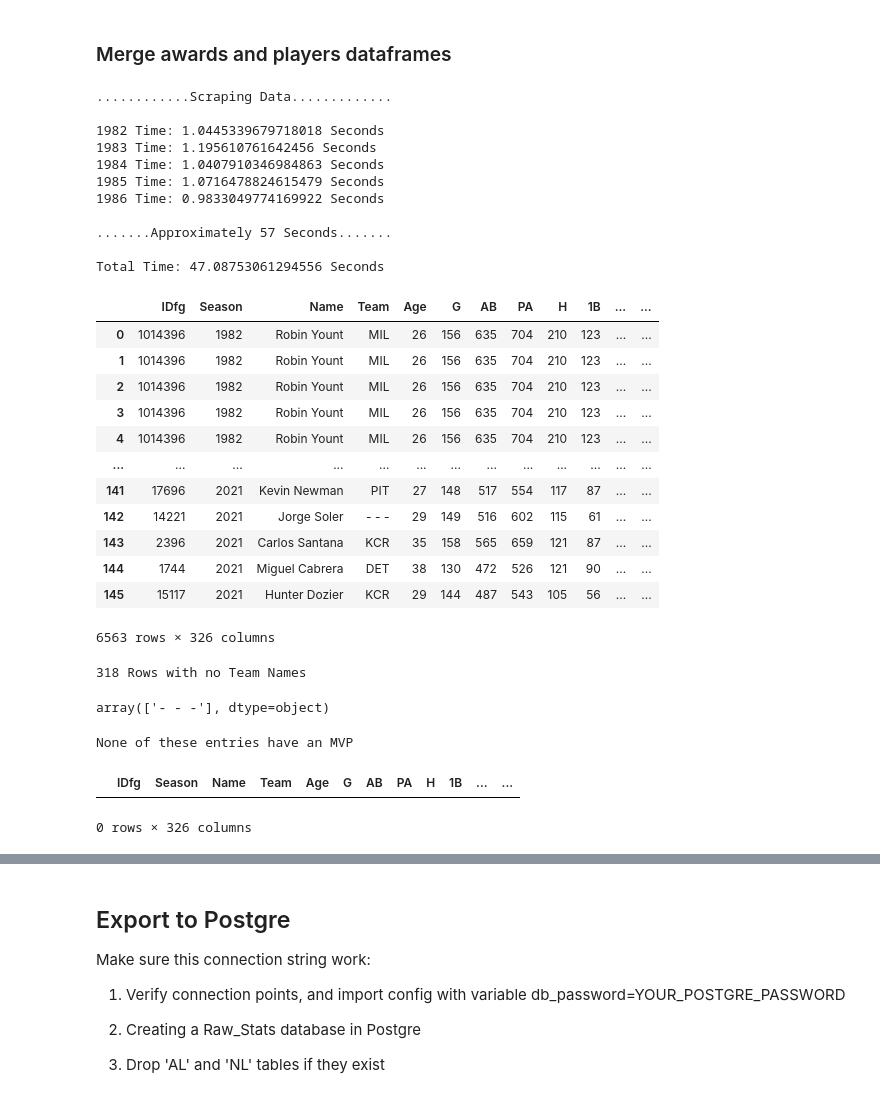
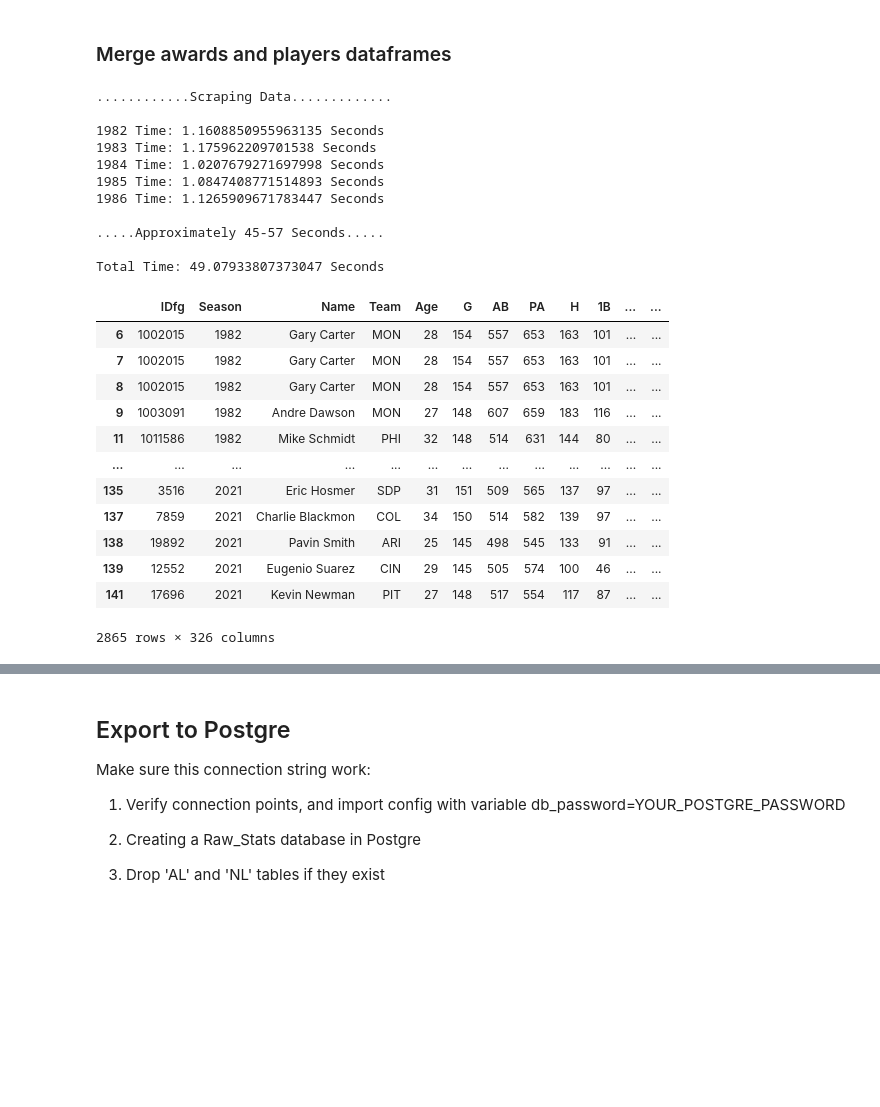
Before and after one commit to lbp12/Moneyball, a Jupyter notebook: Clean_and_Connection.ipynb, the cells around one changed output, grey strips where cells are left out. Drawn from its saved outputs; the diff is of its cells as text; code cells hidden in the pictures; blank space fills up the shorter version.

Commit message:
Clean Seasons

```diff
--- a/Clean_and_Connection.ipynb
+++ b/Clean_and_Connection.ipynb
@@ -28,48 +14,30 @@ Gathering player lookup table. This may take a moment.
 # %% [markdown]
 ### Merge awards and players dataframes
 # %%
-data = Merger(all_awards)
-data
+data_NL, data_AL = Merger(all_awards)
+data_NL
 # %% [output]
 ............Scraping Data.............
 
-1982 Time: 1.0445339679718018 Seconds
-1983 Time: 1.195610761642456 Seconds
-1984 Time: 1.0407910346984863 Seconds
-1985 Time: 1.0716478824615479 Seconds
-1986 Time: 0.9833049774169922 Seconds
+1982 Time: 1.1608850955963135 Seconds
+1983 Time: 1.175962209701538 Seconds
+1984 Time: 1.0207679271697998 Seconds
+1985 Time: 1.0847408771514893 Seconds
+1986 Time: 1.1265909671783447 Seconds
 
-.......Approximately 57 Seconds.......
+.....Approximately 45-57 Seconds.....
 
-Total Time: 47.08753061294556 Seconds
+Total Time: 49.07933807373047 Seconds
 |  | IDfg | Season | Name | Team | Age | G | AB | PA | H | 1B | ... | ... |
-| 0 | 1014396 | 1982 | Robin Yount | MIL | 26 | 156 | 635 | 704 | 210 | 123 | ... | ... |
-| 1 | 1014396 | 1982 | Robin Yount | MIL | 26 | 156 | 635 | 704 | 210 | 123 | ... | ... |
-| 2 | 1014396 | 1982 | Robin Yount | MIL | 26 | 156 | 635 | 704 | 210 | 123 | ... | ... |
-| 3 | 1014396 | 1982 | Robin Yount | MIL | 26 | 156 | 635 | 704 | 210 | 123 | ... | ... |
-| 4 | 1014396 | 1982 | Robin Yount | MIL | 26 | 156 | 635 | 704 | 210 | 123 | ... | ... |
+| 6 | 1002015 | 1982 | Gary Carter | MON | 28 | 154 | 557 | 653 | 163 | 101 | ... | ... |
+| 7 | 1002015 | 1982 | Gary Carter | MON | 28 | 154 | 557 | 653 | 163 | 101 | ... | ... |
+| 8 | 1002015 | 1982 | Gary Carter | MON | 28 | 154 | 557 | 653 | 163 | 101 | ... | ... |
+| 9 | 1003091 | 1982 | Andre Dawson | MON | 27 | 148 | 607 | 659 | 183 | 116 | ... | ... |
+| 11 | 1011586 | 1982 | Mike Schmidt | PHI | 32 | 148 | 514 | 631 | 144 | 80 | ... | ... |
 | ... | ... | ... | ... | ... | ... | ... | ... | ... | ... | ... | ... | ... |
+| 135 | 3516 | 2021 | Eric Hosmer | SDP | 31 | 151 | 509 | 565 | 137 | 97 | ... | ... |
+| 137 | 7859 | 2021 | Charlie Blackmon | COL | 34 | 150 | 514 | 582 | 139 | 97 | ... | ... |
+| 138 | 19892 | 2021 | Pavin Smith | ARI | 25 | 145 | 498 | 545 | 133 | 91 | ... | ... |
+| 139 | 12552 | 2021 | Eugenio Suarez | CIN | 29 | 145 | 505 | 574 | 100 | 46 | ... | ... |
 | 141 | 17696 | 2021 | Kevin Newman | PIT | 27 | 148 | 517 | 554 | 117 | 87 | ... | ... |
-| 142 | 14221 | 2021 | Jorge Soler | - - - | 29 | 149 | 516 | 602 | 115 | 61 | ... | ... |
-| 143 | 2396 | 2021 | Carlos Santana | KCR | 35 | 158 | 565 | 659 | 121 | 87 | ... | ... |
-| 144 | 1744 | 2021 | Miguel Cabrera | DET | 38 | 130 | 472 | 526 | 121 | 90 | ... | ... |
-| 145 | 15117 | 2021 | Hunter Dozier | KCR | 29 | 144 | 487 | 543 | 105 | 56 | ... | ... |
-6563 rows × 326 columns
+2865 rows × 326 columns
-# %%
-count=0
-for x in data['lgID'].isna():
-    if x == True:
-        count += 1
-print(str(count)+' Rows with no Team Names')
-empty_league =data.loc[(data['lgID'] != 'NL') & (data['lgID'] != 'AL')]
-empty_league['Team'].unique()
-# %% [output]
-318 Rows with no Team Names
-array(['- - -'], dtype=object)
-# %%
-print('None of these entries have an MVP')
-empty_league.loc[empty_league['awardID'] == 'Most Valuable Player']
-# %% [output]
-None of these entries have an MVP
-|  | IDfg | Season | Name | Team | Age | G | AB | PA | H | 1B | ... | ... |
-0 rows × 326 columns
```
Also changed, not shown: parts of 8 cells of this notebook, 1 other file.
